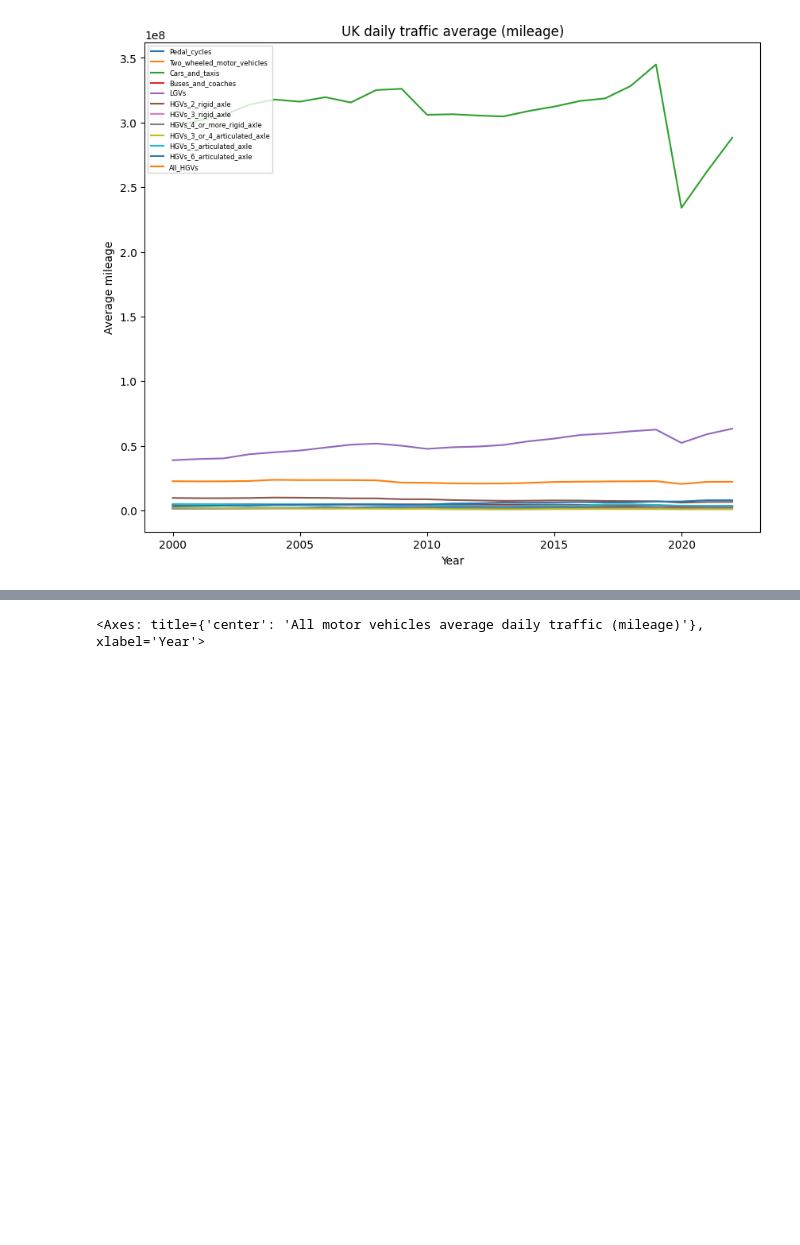
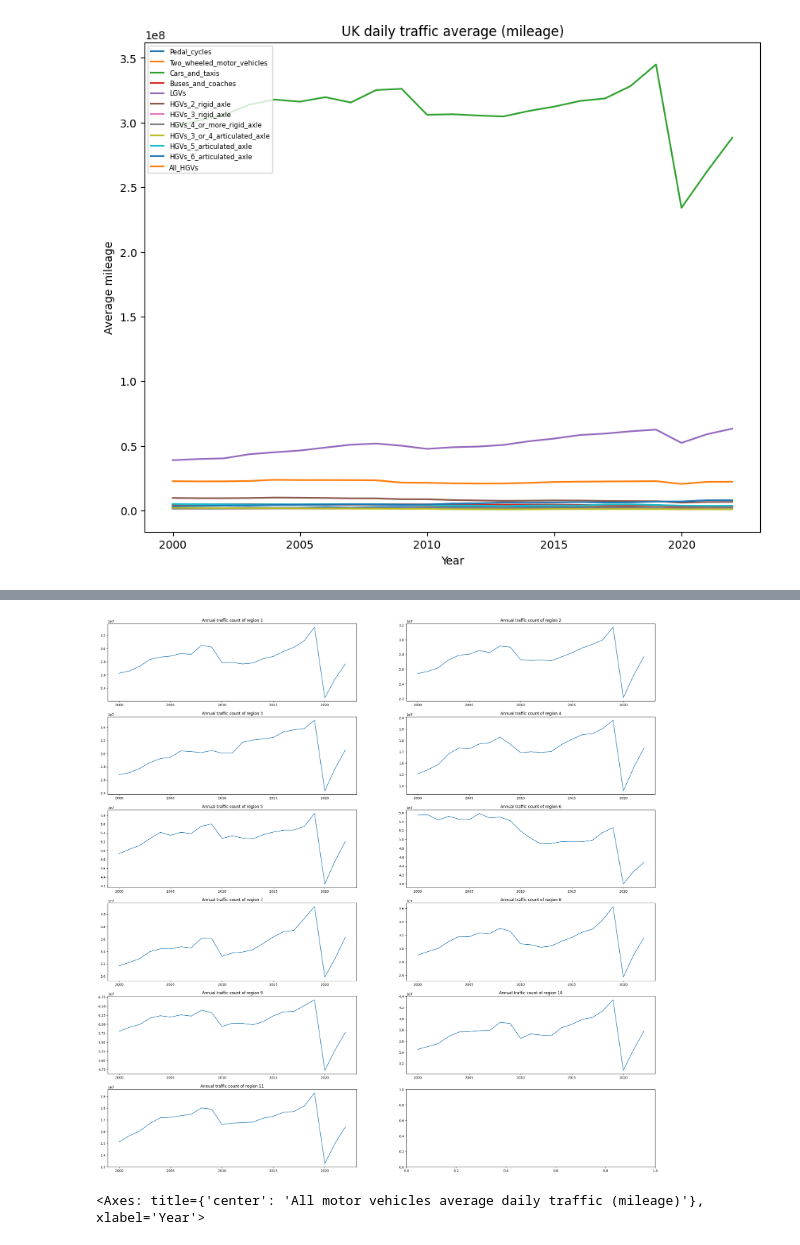
Before and after one commit to andyghpro/ev-forecast, a Jupyter notebook: test.ipynb, the cells around one changed output, grey strips where cells are left out. Cells and saved outputs as stored; diff of their text form; code cells hidden in the pictures; blank space fills up the shorter version.

Commit message:
added view of traffic by region

```diff
--- a/test.ipynb
+++ b/test.ipynb
@@ -78,3 +94,15 @@ Text(0.5, 1.0, 'UK daily traffic average (mileage)')
+# %%
+# a view of traffic count in each region
+df_region = df.groupby(['Region_id', 'Year'])['All_motor_vehicles'].sum().reset_index()
+df_region.set_index('Year', inplace=True)
+fig, axes = plt.subplots(nrows=round(len(df.Region_id.unique())/2), ncols=2, figsize=(30,30))
+
+axes = axes.flatten()
+for i in range(0, len(df.Region_id.unique())):
+    axes[i].plot(df_region[df_region['Region_id'] == i + 1]['All_motor_vehicles'])
+    axes[i].set_title(f'Annual traffic count of region {i + 1}')
+# %% [output]
+[figure, added]
 # %%
 # a view of all motor vehicle average mileage in the past years
 df_all = df.groupby('Year')['All_motor_vehicles'].sum()
```
Also changed, not shown: parts of 3 cells of this notebook.
